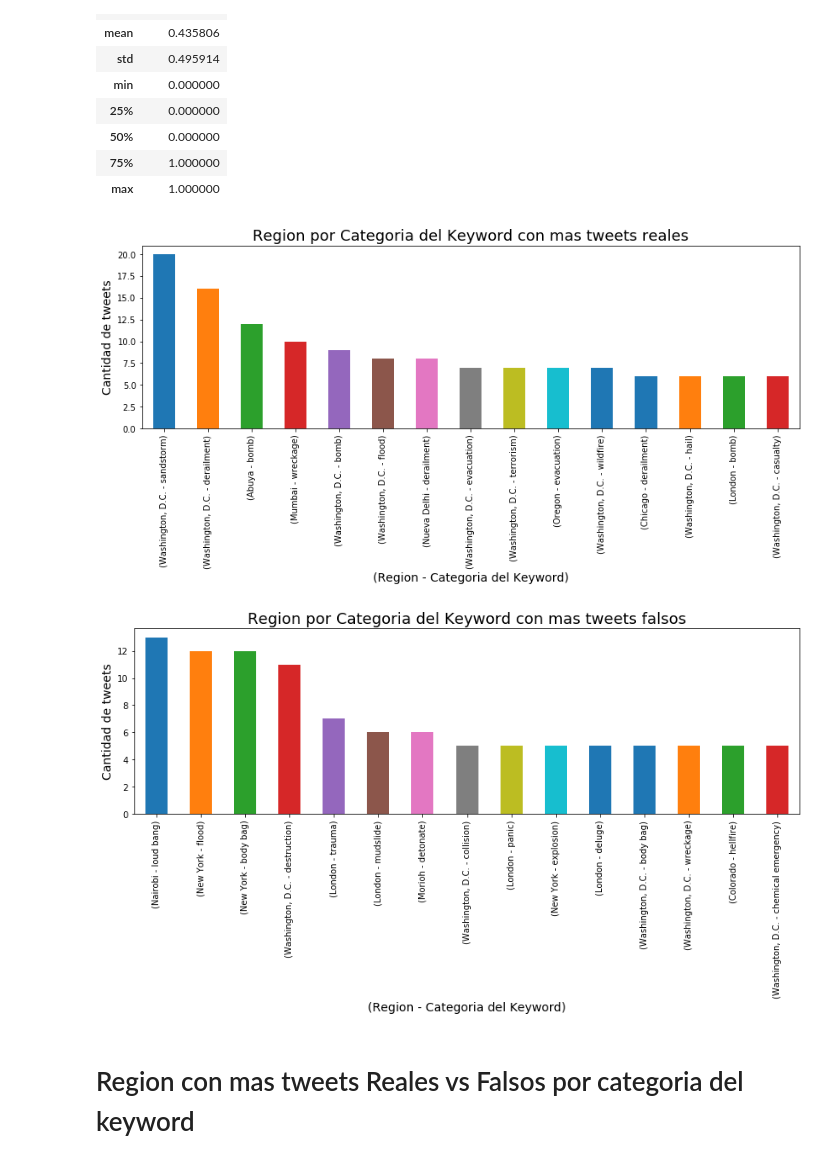
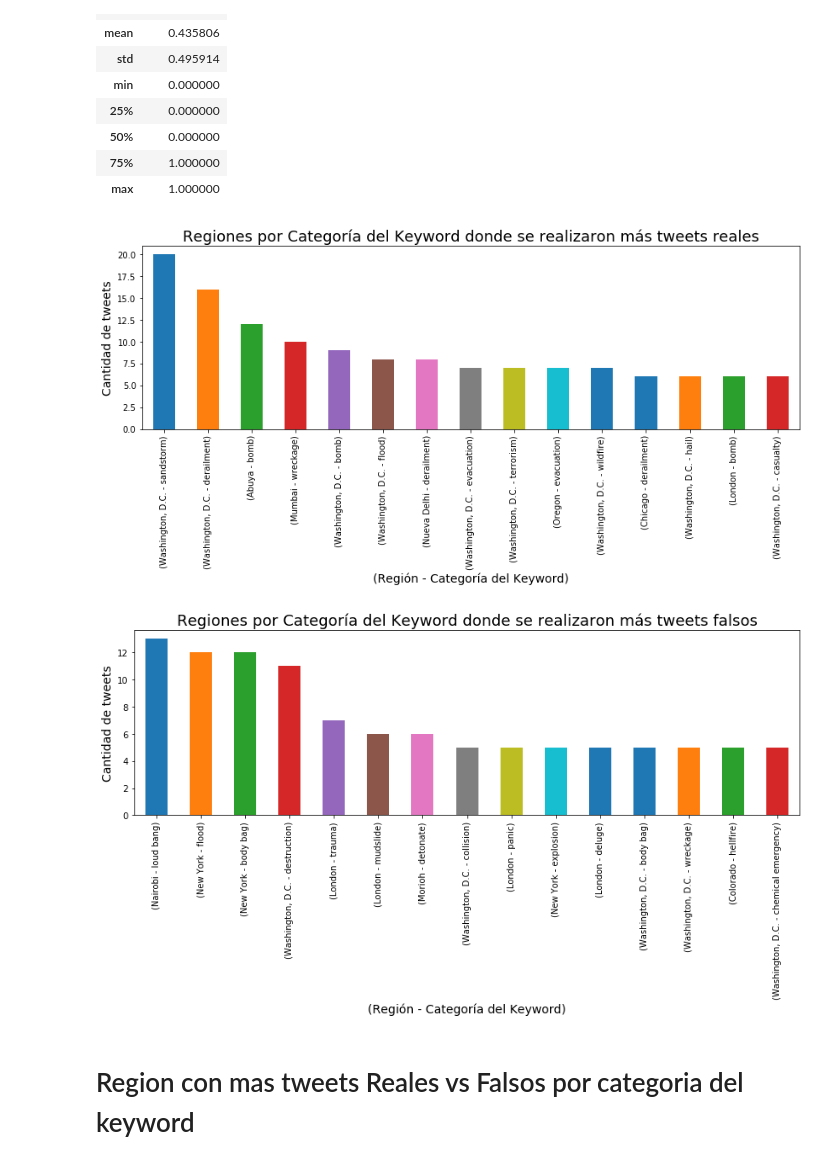
Before and after one commit to ZoraidaF/Cuarendata, a Jupyter notebook: Location_keyword_Tweets.ipynb, the cells around one changed output. Saved outputs shown, nothing was run; the diff lists cells and outputs as text; code cells hidden in the pictures.

```diff
--- a/Location_keyword_Tweets.ipynb
+++ b/Location_keyword_Tweets.ipynb
@@ -645,18 +645,18 @@ location_keyword_category_tweets_fakes = location_keyword_category_tweets.loc[lo
 # %%
 location_keyword_category_tweets_reales = location_keyword_category_tweets_reales.groupby(['location', 'keyword_category']).size().reset_index()
 location_keyword_category_tweets_reales.rename({0:'count'}, axis=1, inplace=True)
 location_keyword_category_tweets_reales.sort_values(by='count', ascending=False, inplace=True)
 location_keyword_category_tweets_reales['location_keywordCategory'] = '(' + location_keyword_category_tweets_reales['location'] + ' - ' + location_keyword_category_tweets_reales['keyword_category'] + ')'
 
 plot_location_keyword_category_tweets_reales = location_keyword_category_tweets_reales.head(15)
 plot_location_keyword_category_tweets_reales = plot_location_keyword_category_tweets_reales.plot(x='location_keywordCategory', y='count', kind='bar',figsize=(14,4))
-plot_location_keyword_category_tweets_reales.set_title('Region por Categoria del Keyword con mas tweets reales', size=18)
+plot_location_keyword_category_tweets_reales.set_title('Regiones por Categoría del Keyword donde se realizaron más tweets reales', size=18)
 plot_location_keyword_category_tweets_reales.set_ylabel('Cantidad de tweets', size=14)
-plot_location_keyword_category_tweets_reales.set_xlabel('(Region - Categoria del Keyword)', size=14)
+plot_location_keyword_category_tweets_reales.set_xlabel('(Región - Categoría del Keyword)', size=14)
 plot_location_keyword_category_tweets_reales.legend().set_visible(False)
 plt.show()
 # %% [output]
-[figure, old version]
+[figure, new version]
 # %%
 location_keyword_category_tweets_fakes = location_keyword_category_tweets_fakes.groupby(['location', 'keyword_category']).size().reset_index()
 location_keyword_category_tweets_fakes.rename({0:'count'}, axis=1, inplace=True)
@@ -665,13 +665,13 @@ location_keyword_category_tweets_fakes['location_keywordCategory'] = '(' + locat
 
 plot_location_keyword_category_tweets_fakes = location_keyword_category_tweets_fakes.head(15)
 plot_location_keyword_category_tweets_fakes = plot_location_keyword_category_tweets_fakes.plot(x='location_keywordCategory', y='count', kind='bar',figsize=(14,4))
-plot_location_keyword_category_tweets_fakes.set_title('Region por Categoria del Keyword con mas tweets falsos', size=18)
+plot_location_keyword_category_tweets_fakes.set_title('Regiones por Categoría del Keyword donde se realizaron más tweets falsos', size=18)
 plot_location_keyword_category_tweets_fakes.set_ylabel('Cantidad de tweets', size=14)
-plot_location_keyword_category_tweets_fakes.set_xlabel('(Region - Categoria del Keyword)', size=14)
+plot_location_keyword_category_tweets_fakes.set_xlabel('(Región - Categoría del Keyword)', size=14)
 plot_location_keyword_category_tweets_fakes.legend().set_visible(False)
 plt.show()
 # %% [output]
-[figure, old version]
+[figure, new version]
 # %% [markdown]
 # Region con mas tweets Reales vs Falsos por categoria del keyword
 # %%
```
Also changed, not shown: parts of 15 cells of this notebook.
